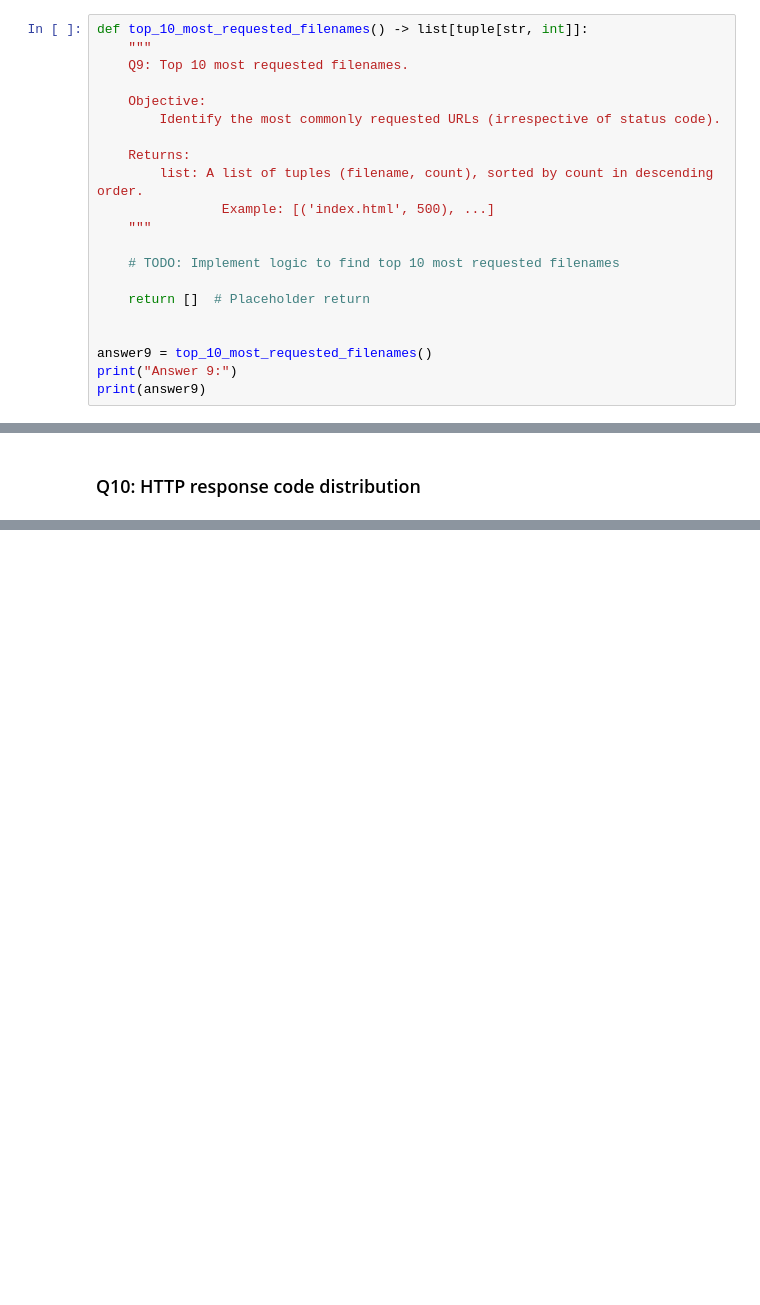
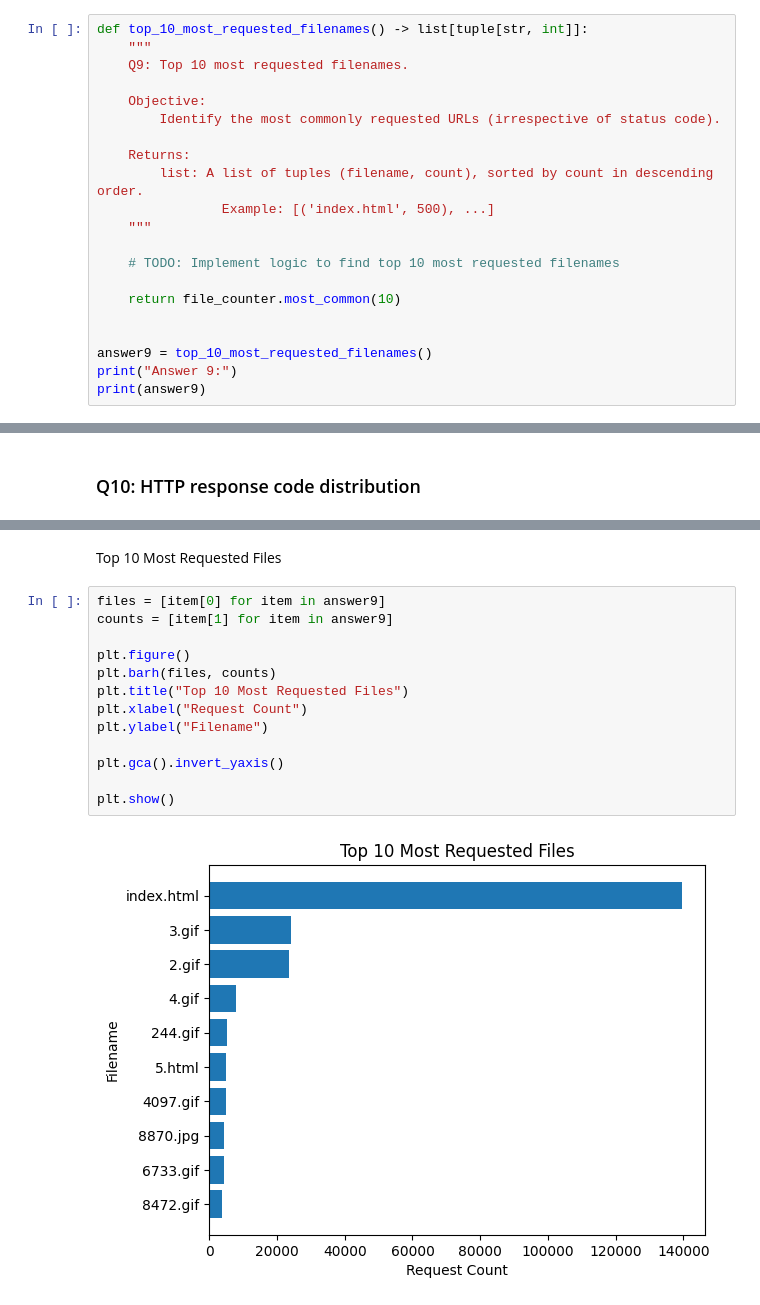
Before and after one commit to rano667/Web-Server-Log-Analysis, a Jupyter notebook: analysis.ipynb, the cells around one changed output, grey strips where cells are left out. Drawn from its saved outputs; the diff is of its cells as text; blank space fills up the shorter version.

```diff
--- a/analysis.ipynb
+++ b/analysis.ipynb
@@ -233,7 +385,7 @@ def top_10_most_requested_filenames() -> list[tuple[str, int]]:
 
     # TODO: Implement logic to find top 10 most requested filenames
 
-    return []  # Placeholder return
+    return file_counter.most_common(10)
 
 
 answer9 = top_10_most_requested_filenames()
@@ -264,0 +552,17 @@ print(answer10)
+# %% [markdown]
+Top 10 Most Requested Files
+# %%
+files = [item[0] for item in answer9]
+counts = [item[1] for item in answer9]
+
+plt.figure()
+plt.barh(files, counts)
+plt.title("Top 10 Most Requested Files")
+plt.xlabel("Request Count")
+plt.ylabel("Filename")
+
+plt.gca().invert_yaxis()
+
+plt.show()
+# %% [output]
+[figure, added]
```
Also changed, not shown: parts of 36 cells of this notebook.
